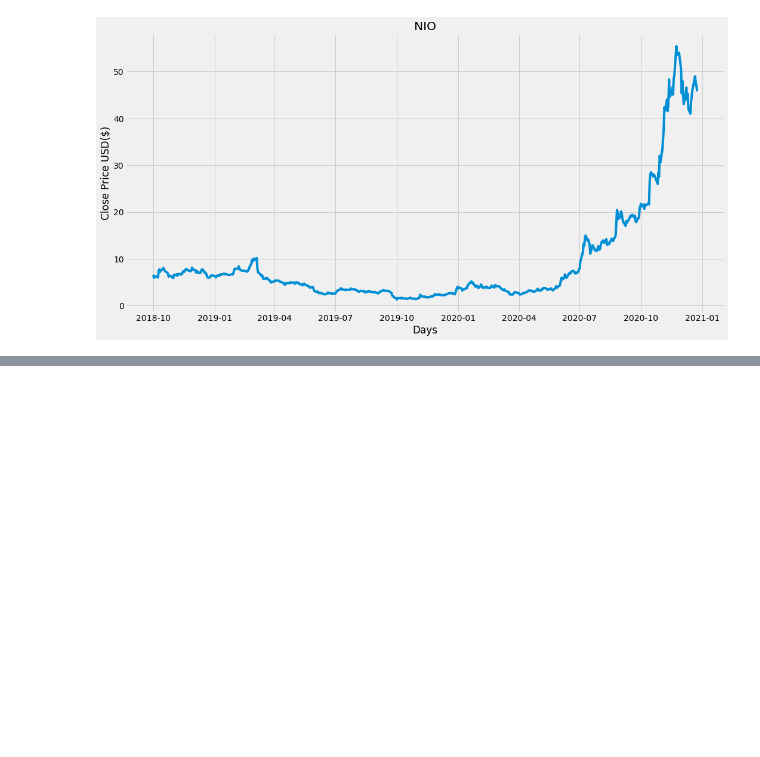
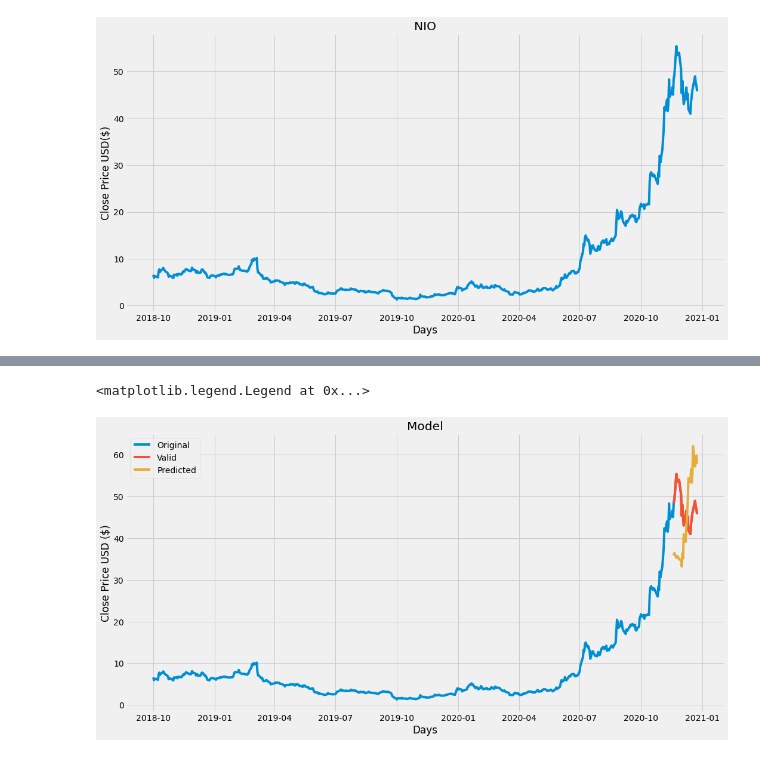
Before and after one commit to pngo5/2_machine_learning_model, a Jupyter notebook: Learning_Model.ipynb, the cells around one changed output, grey strips where cells are left out. Drawn from its saved outputs; the diff is of its cells as text; code cells hidden in the pictures; blank space fills up the shorter version.

```diff
--- a/Learning_Model.ipynb
+++ b/Learning_Model.ipynb
@@ -56,0 +202,18 @@ plt.show()
+# %%
+#Visualizing the data
+predictions = lr_prediction
+
+valid = df[X.shape[0]:].copy()
+valid['Predictions']=predictions
+plt.figure(figsize=(16,8))
+plt.title('Model')
+plt.xlabel('Days')
+plt.ylabel('Close Price USD ($)')
+plt.plot(df['Close'])
+plt.plot(valid[['Close','Predictions']])
+plt.legend(['Original','Valid',"Predicted"])
+
+#LR is wrost than Tree
+# %% [output]
+<matplotlib.legend.Legend at 0x...>
+[figure, added]
```
Also changed, not shown: parts of 11 cells of this notebook.
